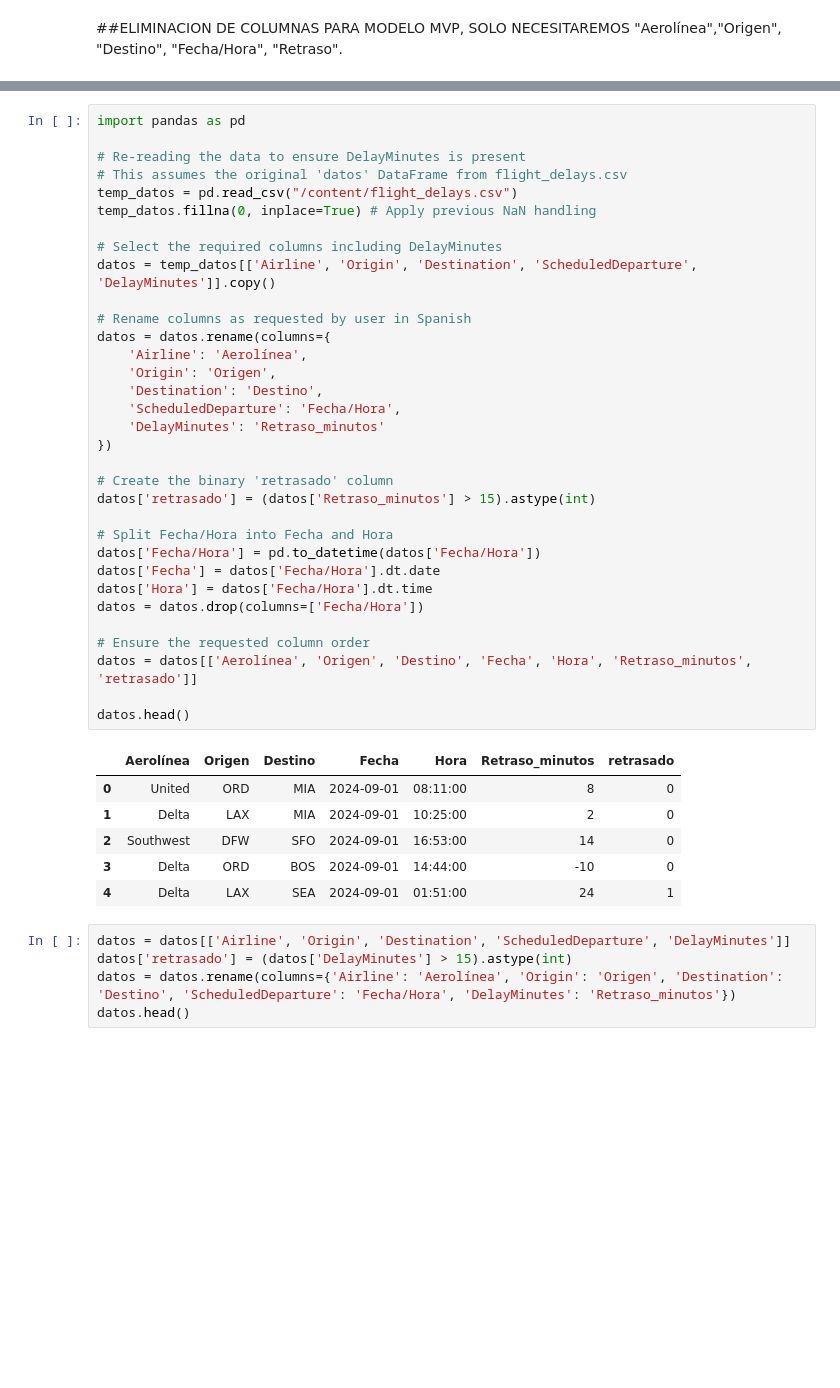
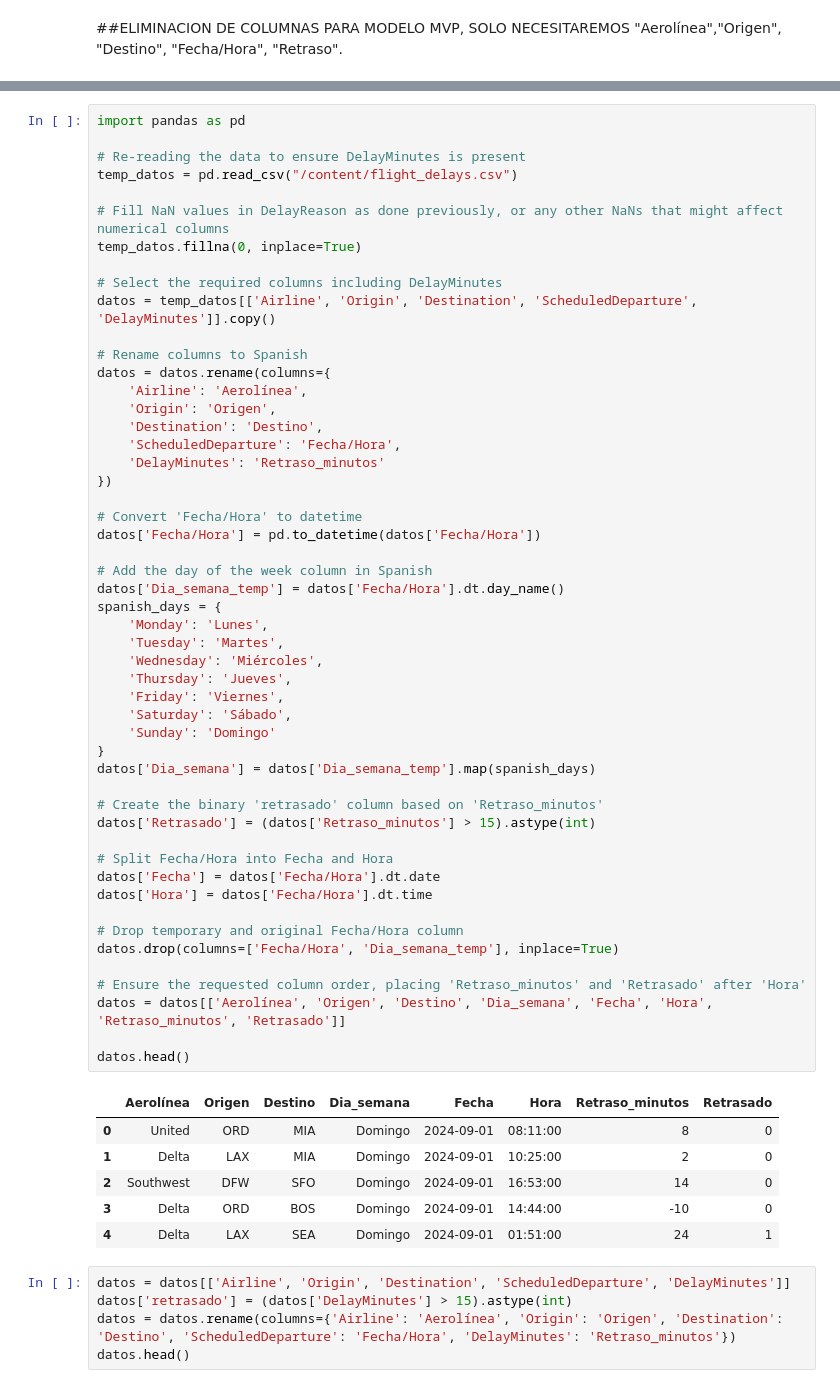
Before and after one commit to Ivan8Garcia/Proyecto_NoCountry, a Jupyter notebook: Vuelos.ipynb, the cells around one changed output, grey strips where cells are left out. Cells and saved outputs as stored; diff of their text form; blank space fills up the shorter version.

```diff
--- a/Vuelos.ipynb
+++ b/Vuelos.ipynb
@@ -113,43 +126,61 @@ datos.head()
 # %%
 import pandas as pd
 
 # Re-reading the data to ensure DelayMinutes is present
-# This assumes the original 'datos' DataFrame from flight_delays.csv
 temp_datos = pd.read_csv("/content/flight_delays.csv")
-temp_datos.fillna(0, inplace=True) # Apply previous NaN handling
+
+# Fill NaN values in DelayReason as done previously, or any other NaNs that might affect numerical columns
+temp_datos.fillna(0, inplace=True)
 
 # Select the required columns including DelayMinutes
 datos = temp_datos[['Airline', 'Origin', 'Destination', 'ScheduledDeparture', 'DelayMinutes']].copy()
 
-# Rename columns as requested by user in Spanish
+# Rename columns to Spanish
 datos = datos.rename(columns={
     'Airline': 'Aerolínea',
     'Origin': 'Origen',
     'Destination': 'Destino',
     'ScheduledDeparture': 'Fecha/Hora',
     'DelayMinutes': 'Retraso_minutos'
 })
 
-# Create the binary 'retrasado' column
-datos['retrasado'] = (datos['Retraso_minutos'] > 15).astype(int)
+# Convert 'Fecha/Hora' to datetime
+datos['Fecha/Hora'] = pd.to_datetime(datos['Fecha/Hora'])
+
+# Add the day of the week column in Spanish
+datos['Dia_semana_temp'] = datos['Fecha/Hora'].dt.day_name()
+spanish_days = {
+    'Monday': 'Lunes',
+    'Tuesday': 'Martes',
+    'Wednesday': 'Miércoles',
+    'Thursday': 'Jueves',
+    'Friday': 'Viernes',
+    'Saturday': 'Sábado',
+    'Sunday': 'Domingo'
+}
+datos['Dia_semana'] = datos['Dia_semana_temp'].map(spanish_days)
+
+# Create the binary 'retrasado' column based on 'Retraso_minutos'
+datos['Retrasado'] = (datos['Retraso_minutos'] > 15).astype(int)
 
 # Split Fecha/Hora into Fecha and Hora
-datos['Fecha/Hora'] = pd.to_datetime(datos['Fecha/Hora'])
 datos['Fecha'] = datos['Fecha/Hora'].dt.date
 datos['Hora'] = datos['Fecha/Hora'].dt.time
-datos = datos.drop(columns=['Fecha/Hora'])
 
-# Ensure the requested column order
-datos = datos[['Aerolínea', 'Origen', 'Destino', 'Fecha', 'Hora', 'Retraso_minutos', 'retrasado']]
+# Drop temporary and original Fecha/Hora column
+datos.drop(columns=['Fecha/Hora', 'Dia_semana_temp'], inplace=True)
+
+# Ensure the requested column order, placing 'Retraso_minutos' and 'Retrasado' after 'Hora'
+datos = datos[['Aerolínea', 'Origen', 'Destino', 'Dia_semana', 'Fecha', 'Hora', 'Retraso_minutos', 'Retrasado']]
 
 datos.head()
 # %% [output]
-|  | Aerolínea | Origen | Destino | Fecha | Hora | Retraso_minutos | retrasado |
-| 0 | United | ORD | MIA | 2024-09-01 | 08:11:00 | 8 | 0 |
-| 1 | Delta | LAX | MIA | 2024-09-01 | 10:25:00 | 2 | 0 |
-| 2 | Southwest | DFW | SFO | 2024-09-01 | 16:53:00 | 14 | 0 |
-| 3 | Delta | ORD | BOS | 2024-09-01 | 14:44:00 | -10 | 0 |
-| 4 | Delta | LAX | SEA | 2024-09-01 | 01:51:00 | 24 | 1 |
+|  | Aerolínea | Origen | Destino | Dia_semana | Fecha | Hora | Retraso_minutos | Retrasado |
+| 0 | United | ORD | MIA | Domingo | 2024-09-01 | 08:11:00 | 8 | 0 |
+| 1 | Delta | LAX | MIA | Domingo | 2024-09-01 | 10:25:00 | 2 | 0 |
+| 2 | Southwest | DFW | SFO | Domingo | 2024-09-01 | 16:53:00 | 14 | 0 |
+| 3 | Delta | ORD | BOS | Domingo | 2024-09-01 | 14:44:00 | -10 | 0 |
+| 4 | Delta | LAX | SEA | Domingo | 2024-09-01 | 01:51:00 | 24 | 1 |
 # %%
 datos = datos[['Airline', 'Origin', 'Destination', 'ScheduledDeparture', 'DelayMinutes']]
 datos['retrasado'] = (datos['DelayMinutes'] > 15).astype(int)
```
Also changed, not shown: parts of 2 cells of this notebook.
